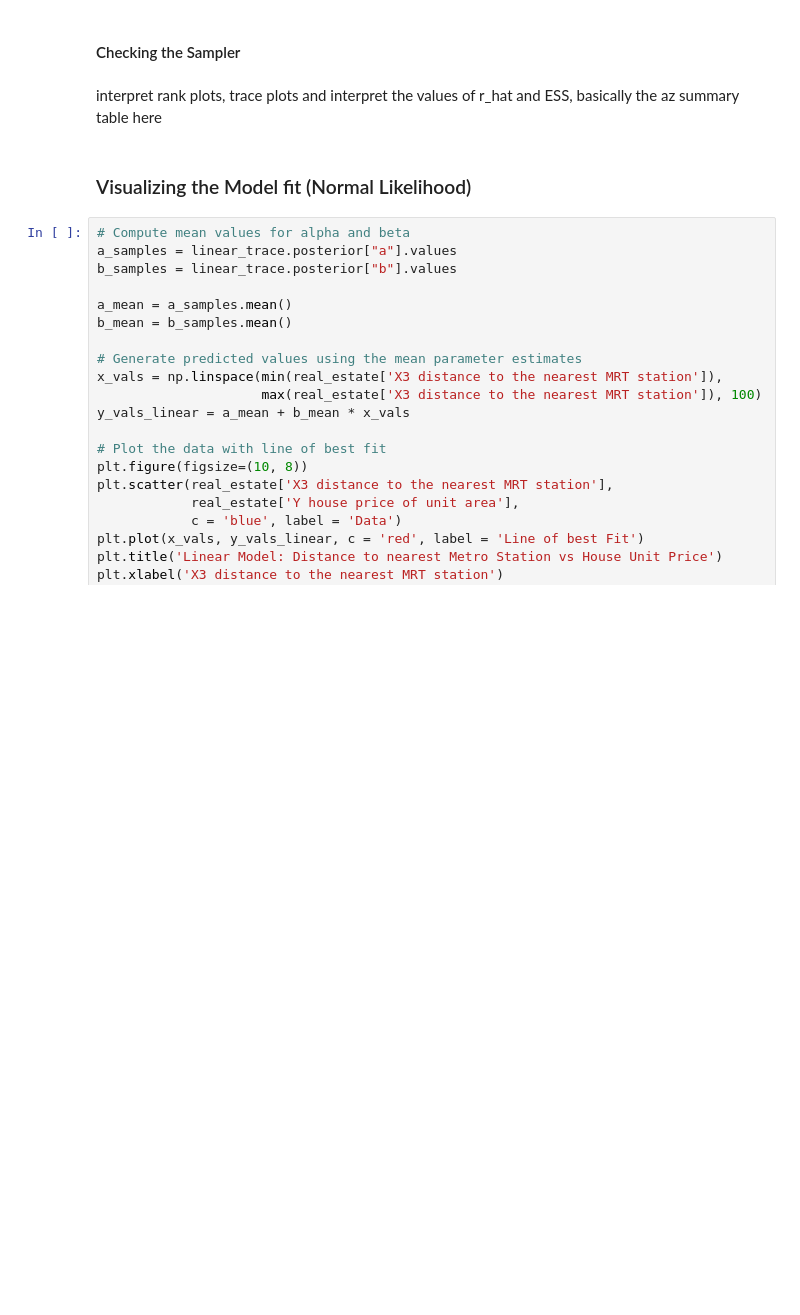
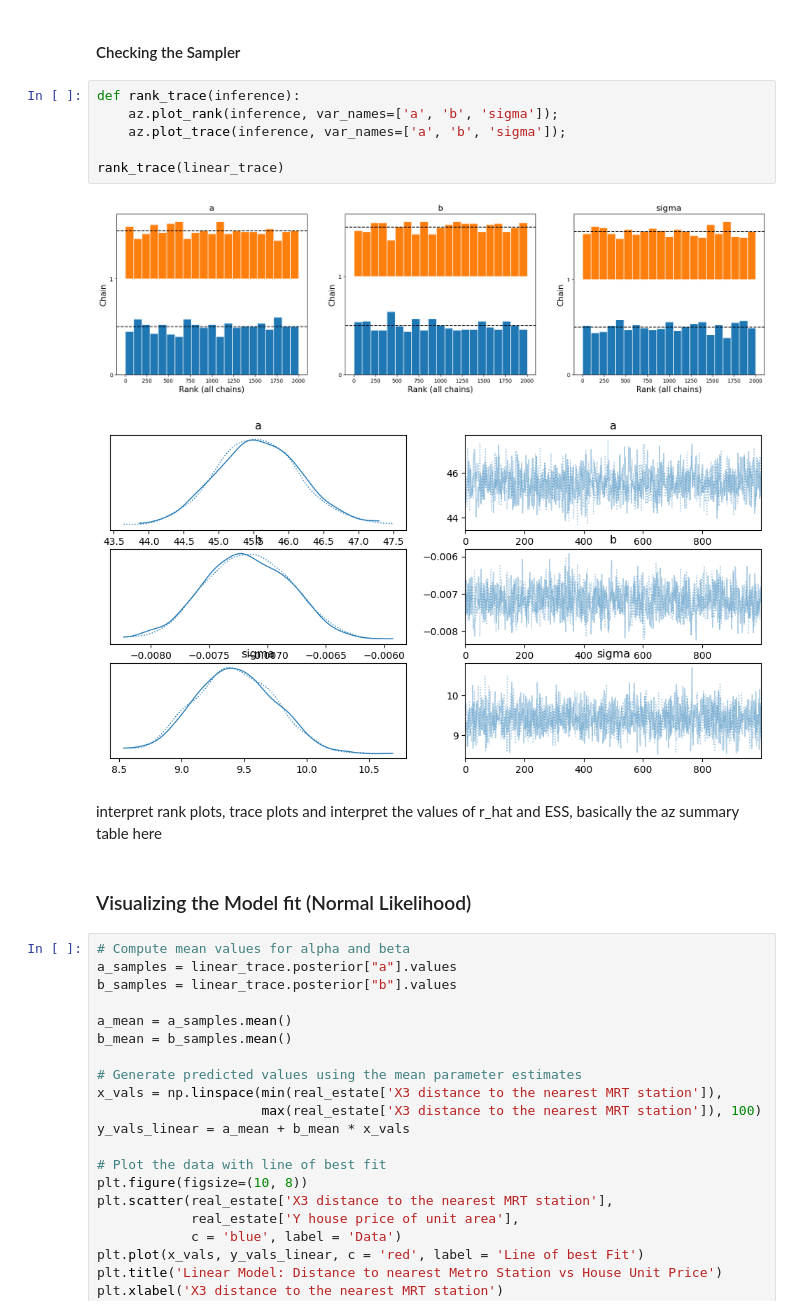
Before and after one commit to MacBeth-M/CS146-Project-1---Linear-Regression, a Jupyter notebook: CS146LinearRegression.ipynb, the cells around one changed output. Drawn from its saved outputs; the diff is of its cells as text; blank space fills up the shorter version.

```diff
--- a/CS146LinearRegression.ipynb
+++ b/CS146LinearRegression.ipynb
@@ -120,5 +120,14 @@ We recommend running at least 4 chains for robust computation of convergence dia
 # %% [markdown]
 #### Checking the Sampler
+# %%
+def rank_trace(inference):
+    az.plot_rank(inference, var_names=['a', 'b', 'sigma']);
+    az.plot_trace(inference, var_names=['a', 'b', 'sigma']);
+
+rank_trace(linear_trace)
+# %% [output]
+[figure, added]
+[figure, added]
 # %% [markdown]
 interpret rank plots, trace plots and interpret the values of r_hat and ESS, basically the az summary table here
 # %% [markdown]
```
Also changed, not shown: parts of 16 cells of this notebook.
